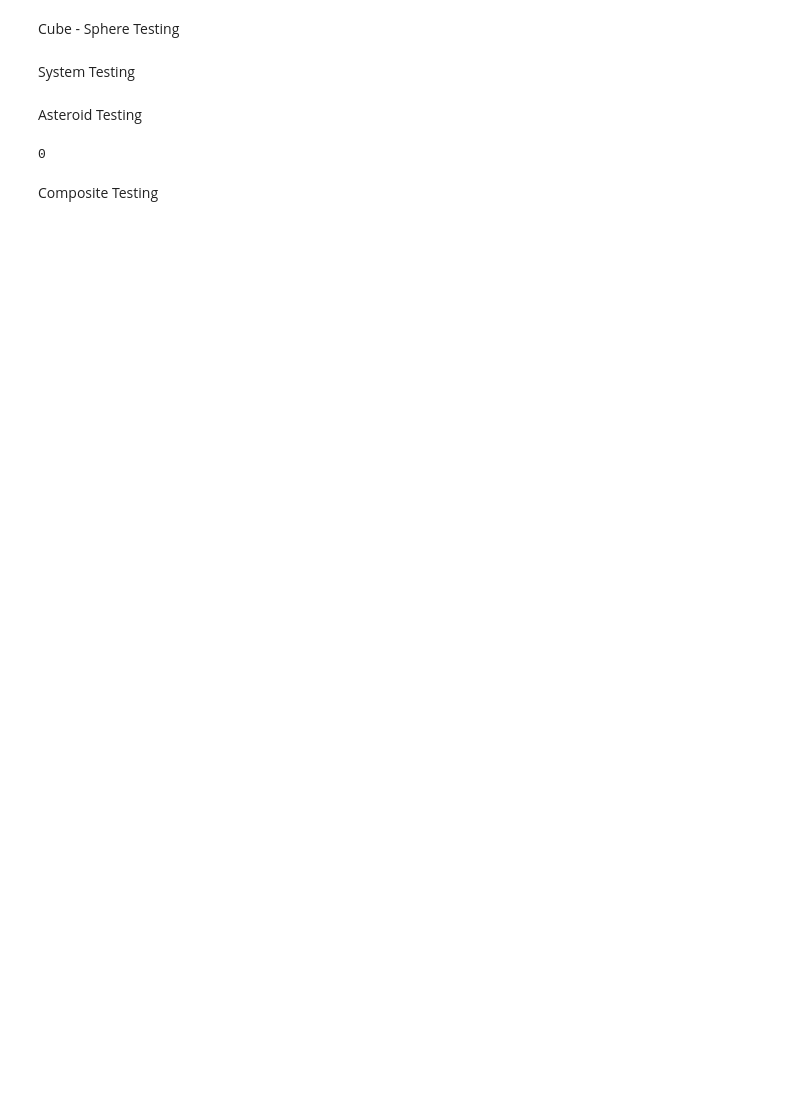
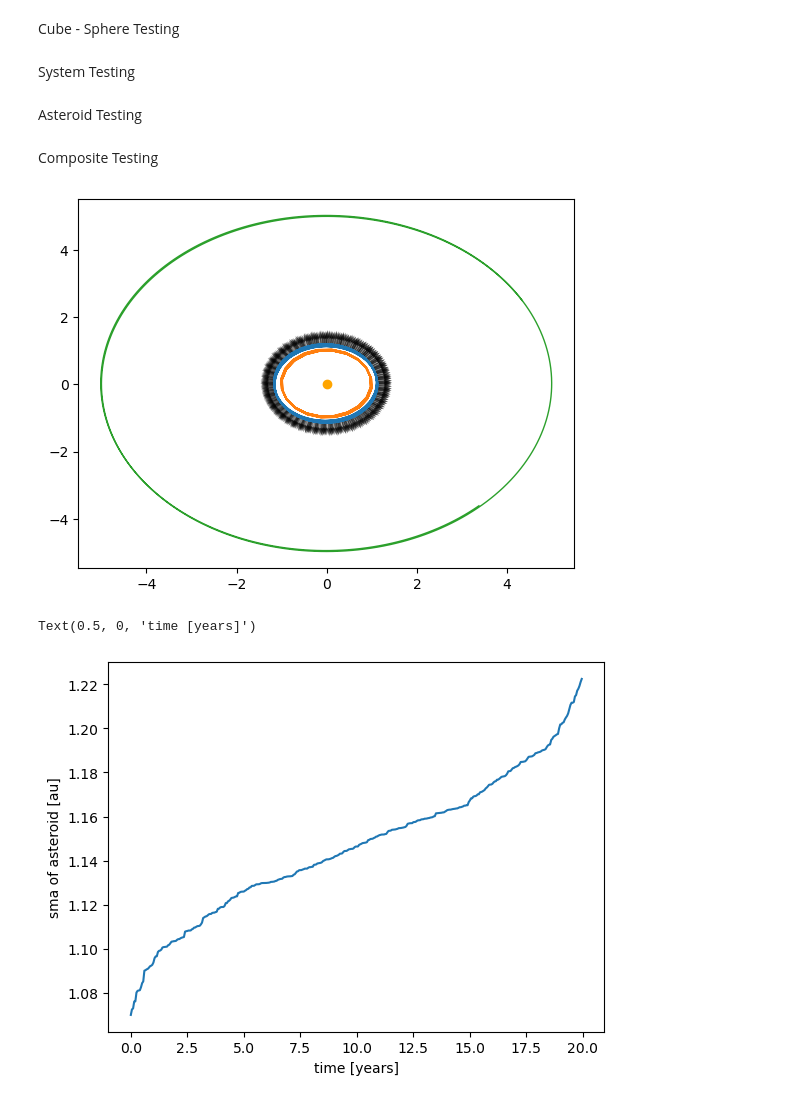
Before and after one commit to clairejol/AMUSE-Asteroids, a Jupyter notebook: idea_drafting.ipynb, the cells around one changed output. Cells and saved outputs as stored; diff of their text form; code cells hidden in the pictures; blank space fills up the shorter version.

Commit message:
Update code base.
Write out the bridge code from the draft, add some logging functions for plots. Test the simulations.

```diff
--- a/idea_drafting.ipynb
+++ b/idea_drafting.ipynb
@@ -104,11 +95,51 @@ class Derp(Particle):
-# %%
-a = Derp()
-a.derp
-
-derps = Particles()
-derps.add_particle(a)
-derps[0].derp
-# %% [output]
-0
 # %% [markdown]
 Composite Testing
+# %%
+from bridge import Evolve
+timestep = 0.05
+endtime = 20
+
+system = Evolve(system, timestep, endtime)
+# %%
+import matplotlib.pyplot as plt
+
+#Manage positions.
+asteroid_position = np.array(system.position_hist["asteroids"])
+star_position = np.array(system.position_hist["stars"])
+planet_positions = np.array(system.position_hist["planets"])
+
+#Manage acceleration.
+acceleration_hist = np.array(system.acceleration_hist)
+acc_x, ind = np.unique(acceleration_hist[:,0], return_index=True)
+acc_x = acc_x[np.argsort(ind)]
+acc_y, ind = np.unique(acceleration_hist[:,1], return_index=True)
+acc_y = acc_y[np.argsort(ind)]
+acc_z, ind = np.unique(acceleration_hist[:,2], return_index=True)
+acc_z = acc_z[np.argsort(ind)]
+
+acc_x = np.hstack((acceleration_hist[:,0][0], acceleration_hist[:,0][2:-2][::4], acceleration_hist[:,0][-1]))
+acc_y = np.hstack((acceleration_hist[:,1][0], acceleration_hist[:,1][2:-2][::4], acceleration_hist[:,1][-1]))
+acc_z = np.hstack((acceleration_hist[:,2][0], acceleration_hist[:,2][2:-2][::4], acceleration_hist[:,2][-1]))
+
+#Plot.
+plt.plot(asteroid_position[:,0], asteroid_position[:,1], lw = 1)
+for i in range(planet_positions.shape[2]):
+    plt.plot(planet_positions[:,0,i], planet_positions[:,1,i], lw = 1)
+
+plt.scatter(star_position[0,0], star_position[0,1], color='orange')
+
+plt.quiver(asteroid_position[:,0], asteroid_position[:,1], acc_x, acc_y, alpha=.5)
+plt.show()
+
+#Manage semi-major axis.
+sma = np.unique(system.semimajor_hist)
+times = np.arange(0, endtime, timestep)
+
+#Plot.
+plt.plot(times, sma)
+plt.ylabel("sma of asteroid [au]")
+plt.xlabel("time [years]")
+# %% [output]
+[figure, added]
+Text(0.5, 0, 'time [years]')
+[figure, added]
```
Also changed, not shown: parts of 2 cells of this notebook, 2 other files.
